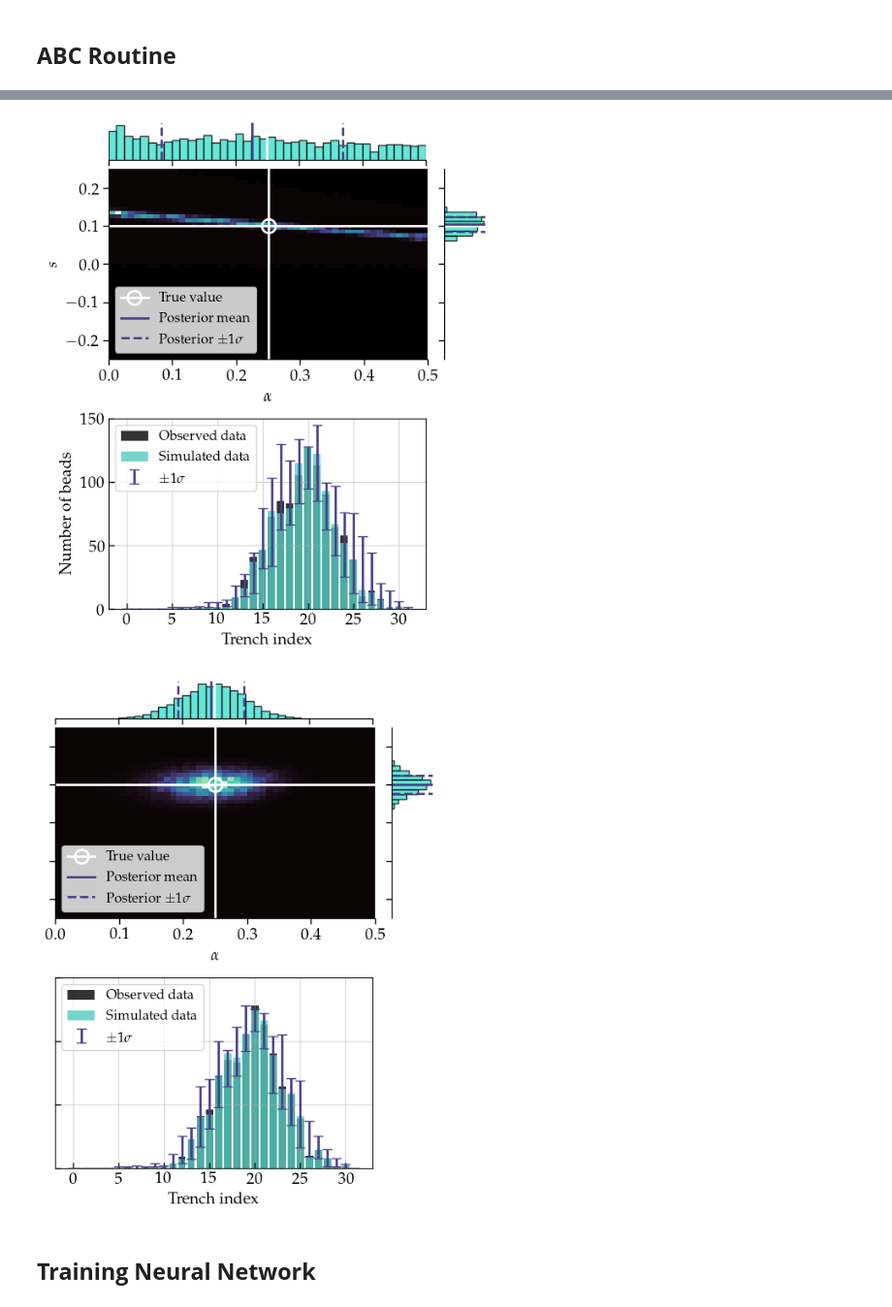
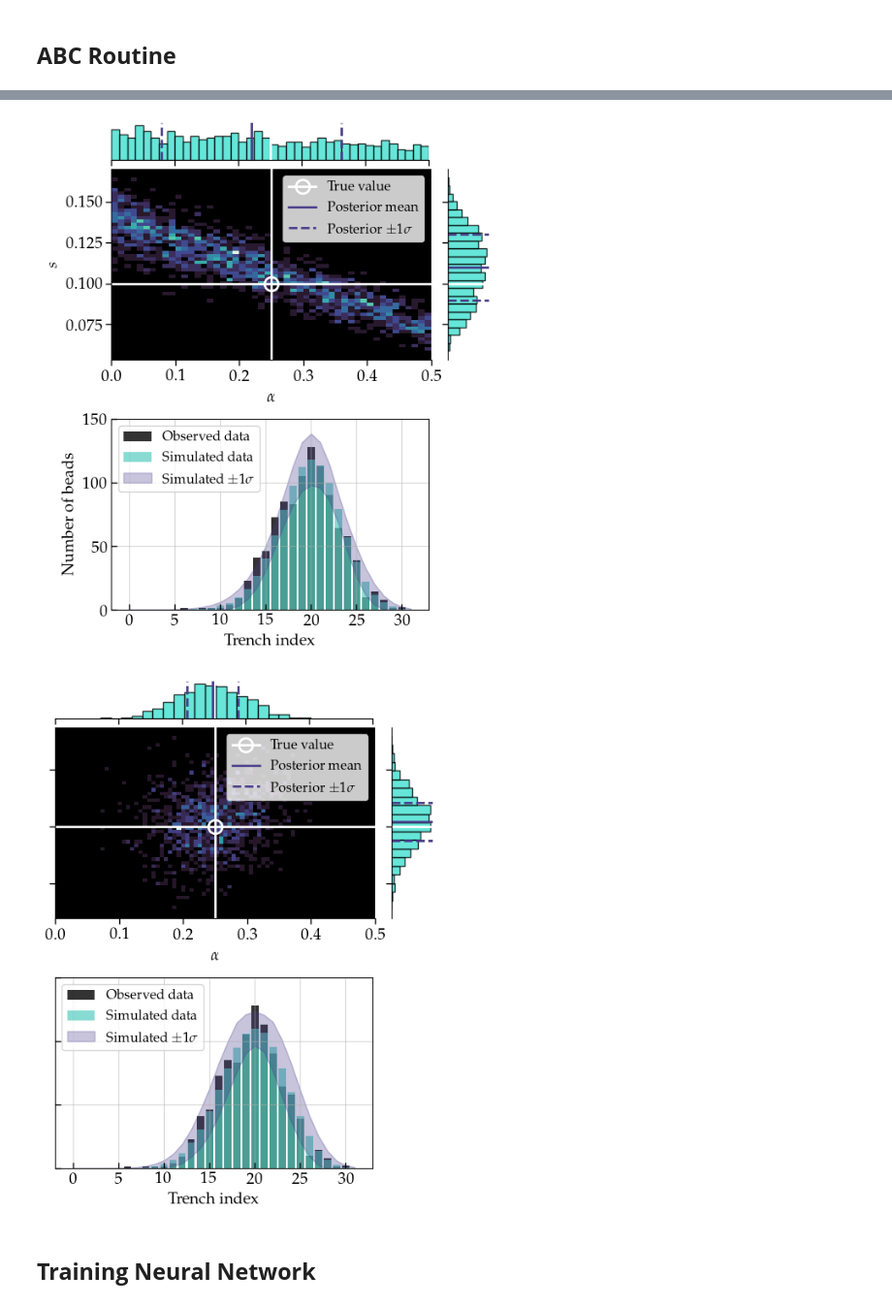
Before and after one commit to stommen/tif345_projects, a Jupyter notebook: project_3/project3_LBOS.ipynb, the cells around one changed output, grey strips where cells are left out. Shown at 97% size. Saved outputs shown, nothing was run; the diff lists cells and outputs as text; code cells hidden in the pictures.

```diff
--- a/project_3/project3_LBOS.ipynb
+++ b/project_3/project3_LBOS.ipynb
@@ -380,9 +451,11 @@ truths = [0.25, 0.1]
 rng = np.random.default_rng(67)
 y_obs = vec_dalton_simulator(n_rows, n_cols, n_beads, truths[0], truths[1], disable=True)
 
-results_1 = ABC(y_obs, its, h='cal', h_quantile=0.05, cal_its=1000, summary_choice='mean')
-results_2 = ABC(y_obs, its, h='cal', h_quantile=0.01, cal_its=1000, summary_choice='mean')
-results_3 = ABC(y_obs, its, h='cal', h_quantile=0.05, cal_its=1000, summary_choice='all')
-results_4 = ABC(y_obs, its, h='cal', h_quantile=0.01, cal_its=1000, summary_choice='all')
+results_1 = ABC(y_obs, its, h='cal', h_quantile=0.13, cal_its=1000, summary_choice='mean')
+results_2 = ABC(y_obs, its, h='cal', h_quantile=0.025, cal_its=1000, summary_choice='mean')
+results_3 = ABC(y_obs, its, h='cal', h_quantile=0.06, cal_its=1000, summary_choice='all')
+results_4 = ABC(y_obs, its, h='cal', h_quantile=0.013, cal_its=1000, summary_choice='all')
+results_5 = ABC(y_obs, its, h='cal', h_quantile=0.25, cal_its=1000, summary_choice='mean')
+results_6 = ABC(y_obs, its, h='cal', h_quantile=0.13, cal_its=1000, summary_choice='all')
 # %%
 
@@ -405,38 +480,38 @@ display(comp_res)
 # %%
 
 res_2 = get_ABC_results(results_2, its)
-weights, s_samples, alpha_samples, alpha_mean, alpha_std, s_mean, s_std, sim_std_minus, sim_std_plus, sim_std_minus_avg, sim_std_plus_avg, ABC_its = res_2.iloc[0]
-fig, ax = joint_plotter(s_samples, alpha_samples, s_mean, s_std, alpha_mean, alpha_std, weights, 'mako', 'white', 'darkslateblue')
+accepted_samples, weights, s_samples, alpha_samples, alpha_mean, alpha_std, s_mean, s_std, y_i, sim_std, sim_std_avg, ABC_its = res_2.iloc[0]
+fig, ax = joint_plotter(s_samples, alpha_samples, s_mean, s_std, alpha_mean, alpha_std, weights, 'mako', 'white', 'darkslateblue', [40, 22])
 ax.set_facecolor('black')
 
 true_counts = vec_dalton_simulator(n_rows, n_cols, n_beads, 0.25, 0.1, disable=True, seed=19)
-simulated_counts = vec_dalton_simulator(n_rows, n_cols, n_beads, alpha_mean, s_mean, disable=True, seed=19)
+simulated_counts = np.mean(y_i, axis=0)
 
 ax_bar = fig.add_axes([0.125, -0.9, 0.77, 0.77])
-ax_bar = dist_data_plotter(ax_bar, true_counts, simulated_counts, sim_std_minus, sim_std_plus, 32)
+ax_bar = dist_data_plotter(ax_bar, true_counts, simulated_counts, sim_std, 32)
 ax_bar.set_ylim(0, 150)
 # fig.savefig('figs/dalton_ABC_summary_comparison_left.pdf', bbox_inches='tight')
 
 res_4 = get_ABC_results(results_4, its)
-weights, s_samples, alpha_samples, alpha_mean, alpha_std, s_mean, s_std, sim_std_minus, sim_std_plus, sim_std_minus_avg, sim_std_plus_avg, ABC_its = res_4.iloc[0]
-fig, ax = joint_plotter(s_samples, alpha_samples, s_mean, s_std, alpha_mean, alpha_std, weights, 'mako', 'white', 'darkslateblue')
+accepted_samples, weights, s_samples, alpha_samples, alpha_mean, alpha_std, s_mean, s_std, y_i, sim_std, sim_std_avg, ABC_its = res_4.iloc[0]
+fig, ax = joint_plotter(s_samples, alpha_samples, s_mean, s_std, alpha_mean, alpha_std, weights, 'mako', 'white', 'darkslateblue', [20, 20])
 ax.set_facecolor('black')
 ax.set_ylabel('')
 ax.set_yticklabels([])
 
-simulated_counts = vec_dalton_simulator(n_rows, n_cols, n_beads, alpha_mean, s_mean, disable=True, seed=19)
+simulated_counts = np.mean(y_i, axis=0)
 
 ax_bar = fig.add_axes([0.125, -0.9, 0.77, 0.77])
-ax_bar = dist_data_plotter(ax_bar, true_counts, simulated_counts, sim_std_minus, sim_std_plus, 32)
+ax_bar = dist_data_plotter(ax_bar, true_counts, simulated_counts, sim_std, 32)
 ax_bar.set_ylim(0, 150)
 ax_bar.set_ylabel('')
 ax_bar.set_yticklabels([])
 # fig.savefig('figs/dalton_ABC_summary_comparison_right.pdf', bbox_inches='tight')
 
 plt.show()
 # %% [output]
-[figure, old version]
+[figure, new version]
-[figure, old version]
+[figure, new version]
 # %% [markdown]
 ## **Training Neural Network**
 # %%
```
Also changed, not shown: parts of 9 cells of this notebook, 10 other files.
